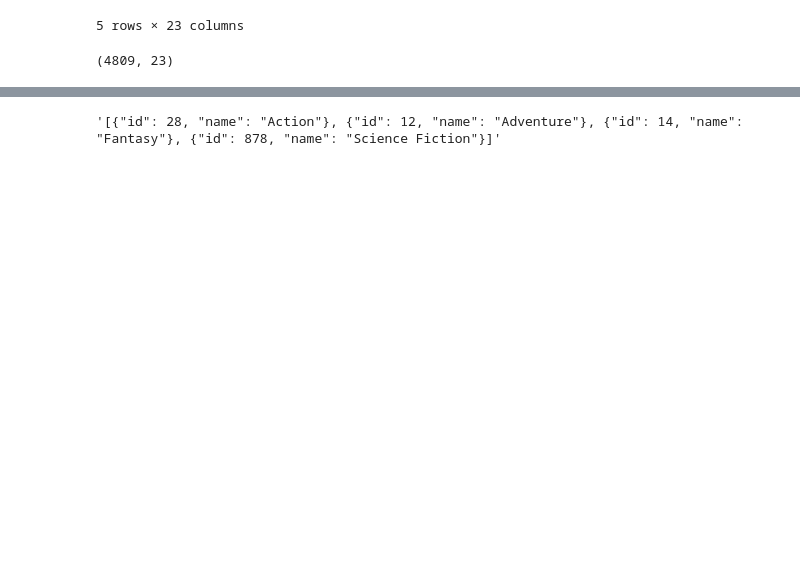
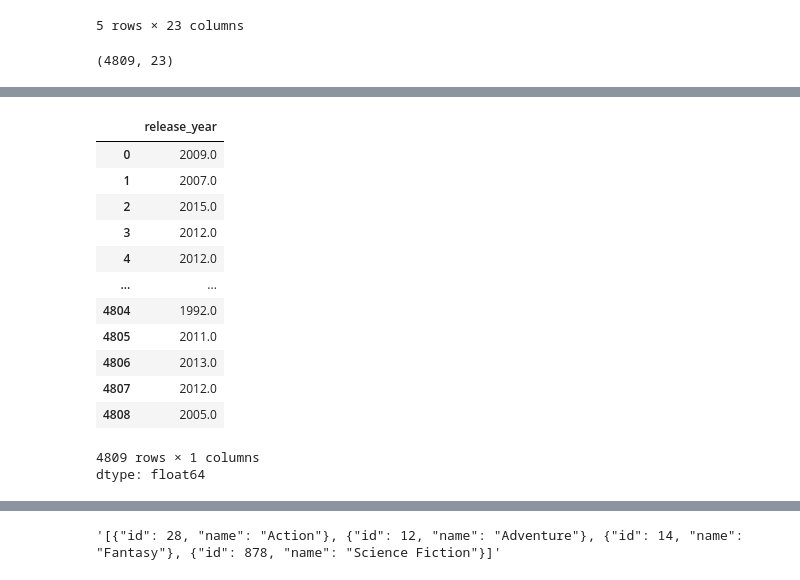
Before and after one commit to Jaya723/Movie-Recommender, a Jupyter notebook: Movie_recommender.ipynb, the cells around one changed output, grey strips where cells are left out. Cells and saved outputs as stored; diff of their text form; code cells hidden in the pictures; blank space fills up the shorter version.

```diff
--- a/Movie_recommender.ipynb
+++ b/Movie_recommender.ipynb
@@ -56,3 +93,24 @@ movies=movies[['id','title','overview','genres','keywords','cast','crew']]
+# %%
+#converting release time to datetime as they can't be object the datetime is always in strings
+#This argument is crucial. If there are any values in 'release_date' that cannot be parsed into a datetime (e.g., malformed strings), errors='coerce' will turn them into NaT (Not a Time, pandas' version of NaN for datetimes), preventing errors and allowing the rest of the operation to proceed. NaT values will then correctly result in NaN in the 'release_year' column.
+movies['release_date']=pd.to_datetime(movies['release_date'],errors='coerce')
+movies['release_year']=movies['release_date'].dt.year
+movies['release_year']
+# %% [output]
+|  | release_year |
+| 0 | 2009.0 |
+| 1 | 2007.0 |
+| 2 | 2015.0 |
+| 3 | 2012.0 |
+| 4 | 2012.0 |
+| ... | ... |
+| 4804 | 1992.0 |
+| 4805 | 2011.0 |
+| 4806 | 2013.0 |
+| 4807 | 2012.0 |
+| 4808 | 2005.0 |
+4809 rows × 1 columns
+dtype: float64
 # %%
 movies.head()
 # %% [output]
```
Also changed, not shown: parts of 33 cells of this notebook.
